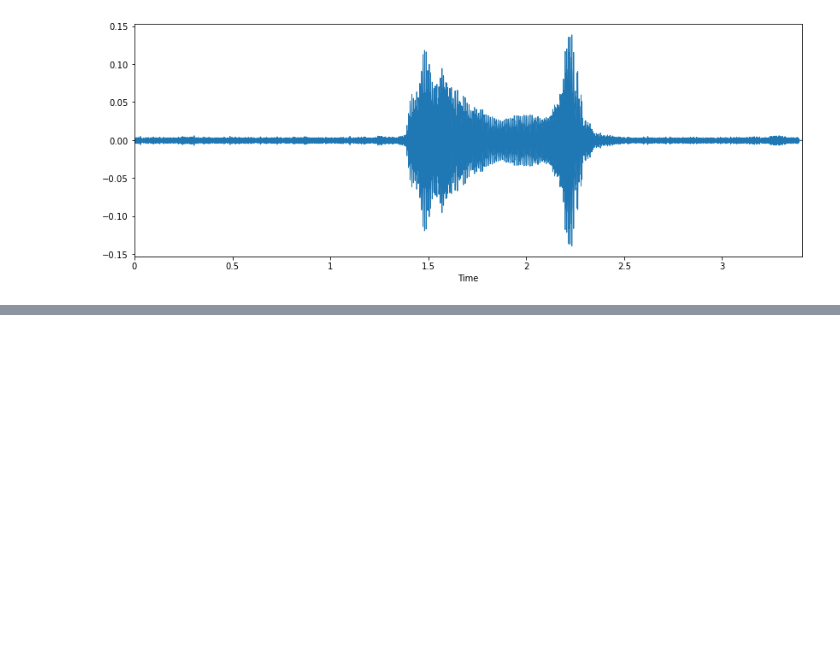
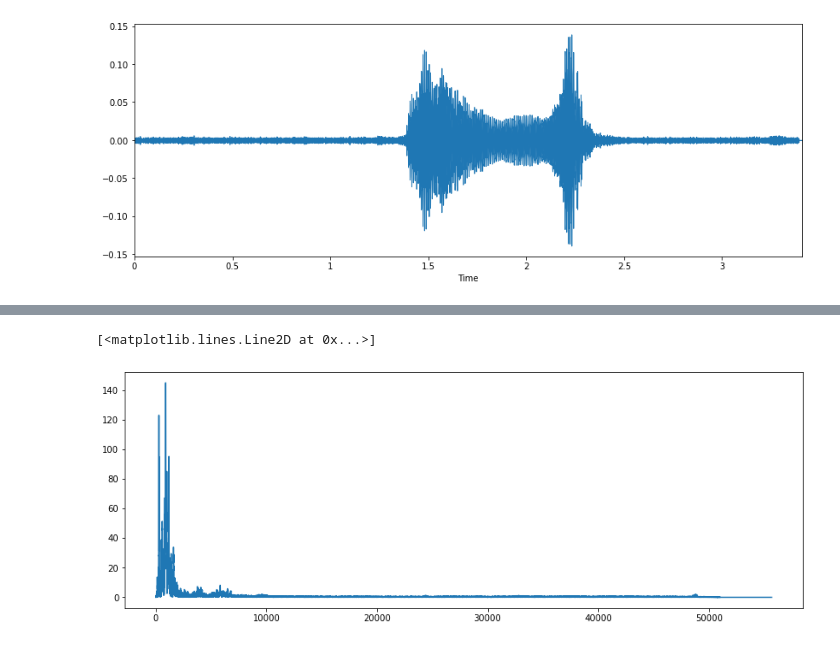
Before and after one commit to Yushgoel/pitch-variation, a Jupyter notebook: FFT Analysis.ipynb, the cells around one changed output, grey strips where cells are left out. Drawn from its saved outputs; the diff is of its cells as text; code cells hidden in the pictures; blank space fills up the shorter version.

```diff
--- a/FFT Analysis.ipynb
+++ b/FFT Analysis.ipynb
@@ -98,0 +113,3 @@ x2_fft = np.fft.fft(x2)
+# %%
+x4_fft = np.fft.fft(x4)
+x4_fft_p1 = x4_fft[0: int(len(x4_fft) / 2)]
@@ -98,0 +122,6 @@ x2_fft = np.fft.fft(x2)
+# %%
+plt.figure(figsize=(14, 5))
+plt.plot(np.abs(x4_fft_p1))
+# %% [output]
+[<matplotlib.lines.Line2D at 0x...>]
+[figure, added]
```
Also changed, not shown: parts of 11 cells of this notebook, 2 other files.
